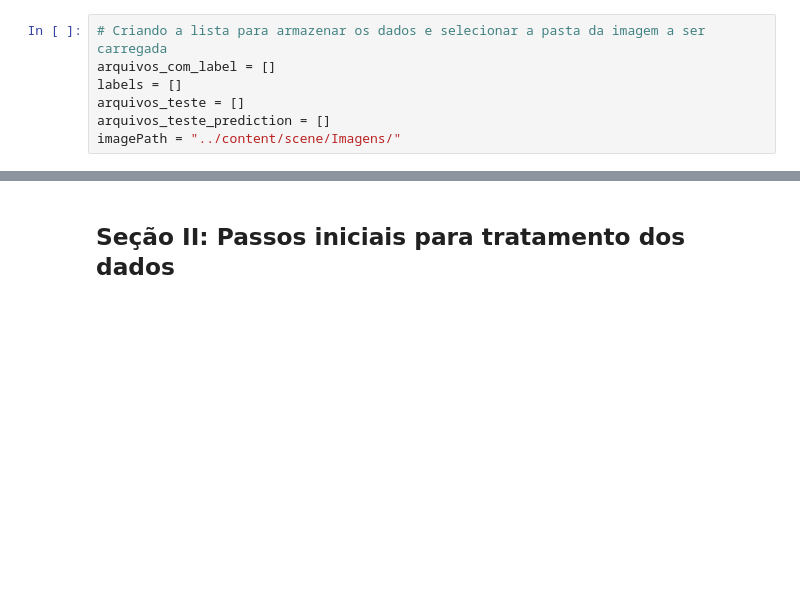
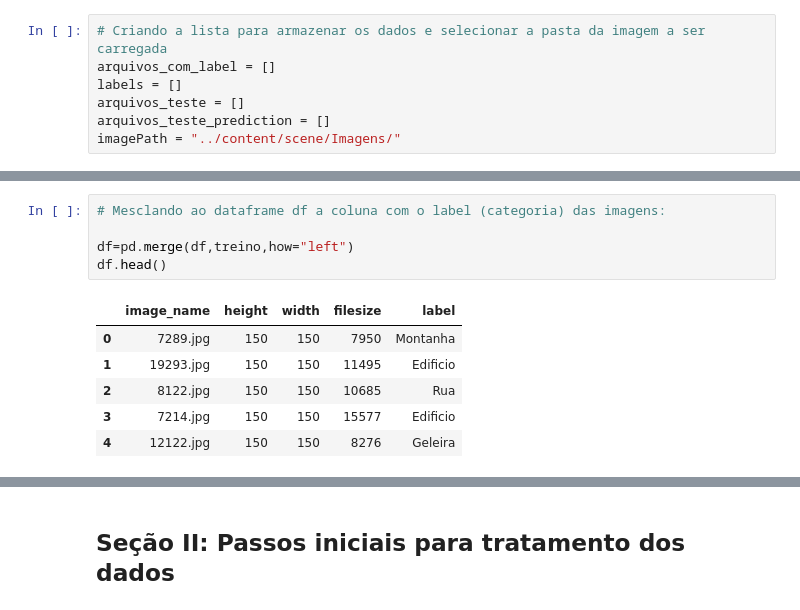
Before and after one commit to belanatal/PosPUCRio, a Jupyter notebook: MVPSprintIIb_IsabelaNatal-versão3.ipynb, the cells around one changed output, grey strips where cells are left out. Drawn from its saved outputs; the diff is of its cells as text; blank space fills up the shorter version.

```diff
--- a/MVPSprintIIb_IsabelaNatal-versão3.ipynb
+++ b/MVPSprintIIb_IsabelaNatal-versão3.ipynb
@@ -178,3 +189,15 @@ df.head()
+# %%
+# Mesclando ao dataframe df a coluna com o label (categoria) das imagens:
+
+df=pd.merge(df,treino,how="left")
+df.head()
+# %% [output]
+|  | image_name | height | width | filesize | label |
+| 0 | 7289.jpg | 150 | 150 | 7950 | Montanha |
+| 1 | 19293.jpg | 150 | 150 | 11495 | Edificio |
+| 2 | 8122.jpg | 150 | 150 | 10685 | Rua |
+| 3 | 7214.jpg | 150 | 150 | 15577 | Edificio |
+| 4 | 12122.jpg | 150 | 150 | 8276 | Geleira |
 # %%
 fig = plt.gcf()
 fig.set_size_inches(3*4, 3*4)
```
Also changed, not shown: parts of 11 cells of this notebook.
